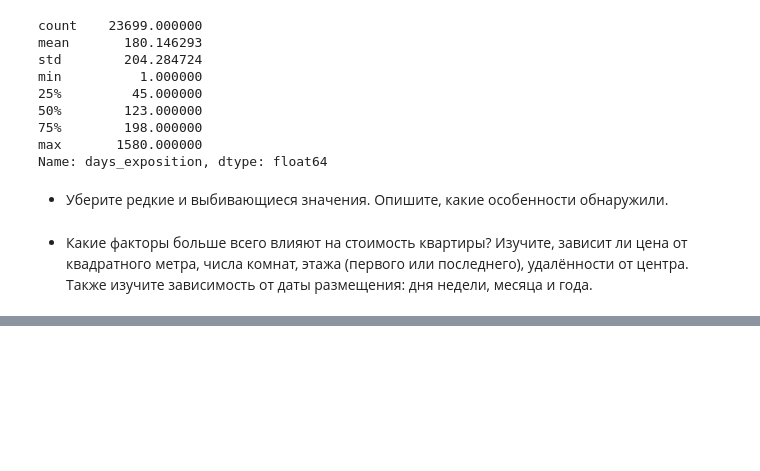
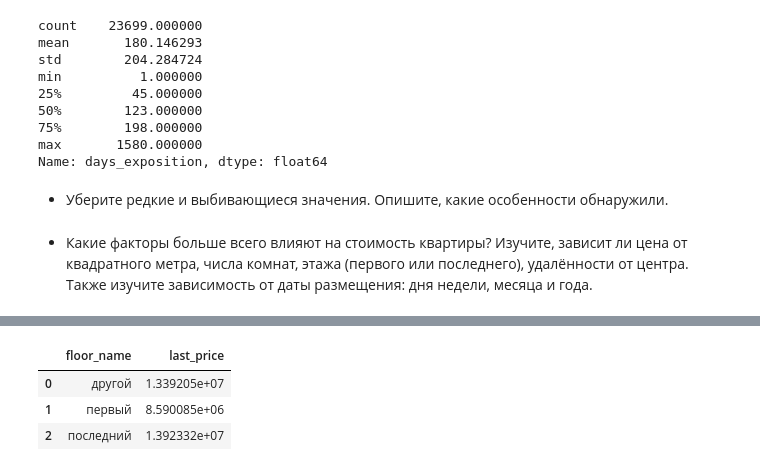
Before and after one commit to nikolai44/data-science-cource, a Jupyter notebook: sprint3/notebook.ipynb, the cells around one changed output, grey strips where cells are left out. Saved outputs shown, nothing was run; the diff lists cells and outputs as text; code cells hidden in the pictures; blank space fills up the shorter version.

```diff
--- a/sprint3/notebook.ipynb
+++ b/sprint3/notebook.ipynb
@@ -189,0 +307,19 @@ KeyError: "None of [Int64Index([13000000,  3350000,  5196000, 64900000, 10000000
+# %%
+df_center = df[(df.locality_name == 'Санкт-Петербург') &
+             (df.cityCenters_nearest < 8000) &
+             (df.last_price < 100000000)]
+print(df.total_area.mean(), df_center.total_area.mean())
+# total area more than common
+print(df.last_price.mean(), df_center.last_price.mean())
+# more than two times expensive
+print(df.rooms.mean(), df_center.rooms.mean())
+# more rooms
+print(df.ceiling_height.mean(), df_center.ceiling_height.mean())
+# more space
+
+print(df_center.last_price.corr(df_center.total_area))
+print(df_center.last_price.corr(df_center.rooms))
+print(df_center.last_price.corr(df_center.cityCenters_nearest))
+
+# не так ценится последний этаж
+# нет зависимости от расстояния до центра
@@ -189,0 +334,7 @@ KeyError: "None of [Int64Index([13000000,  3350000,  5196000, 64900000, 10000000
+# %%
+df_center[df_center.floors_total > 2].groupby('floor_name', as_index=False).last_price.mean()
+# %% [output]
+|  | floor_name | last_price |
+| 0 | другой | 1.339205e+07 |
+| 1 | первый | 8.590085e+06 |
+| 2 | последний | 1.392332e+07 |
```
Also changed, not shown: parts of 17 cells of this notebook, 6 other files.
